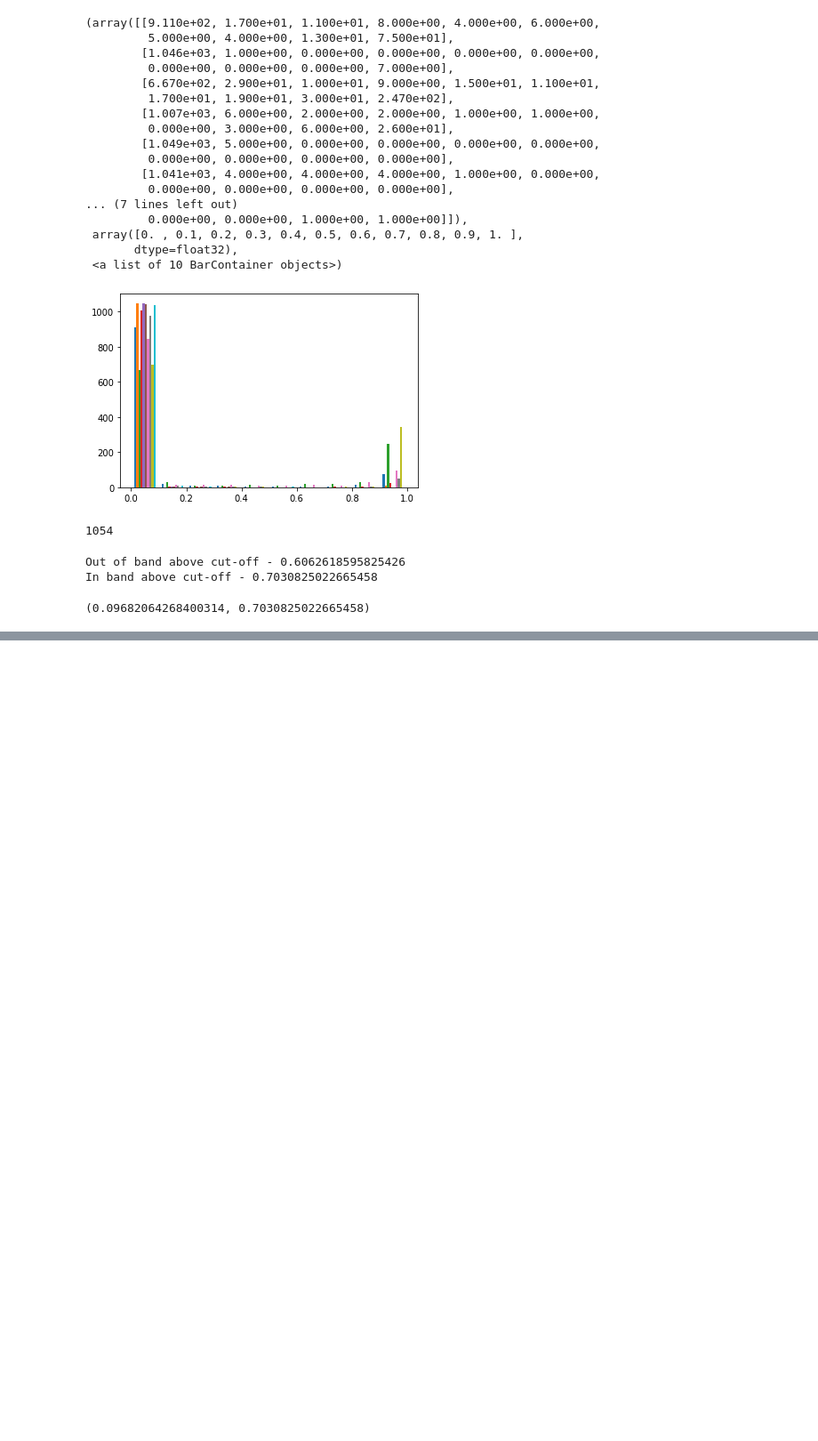
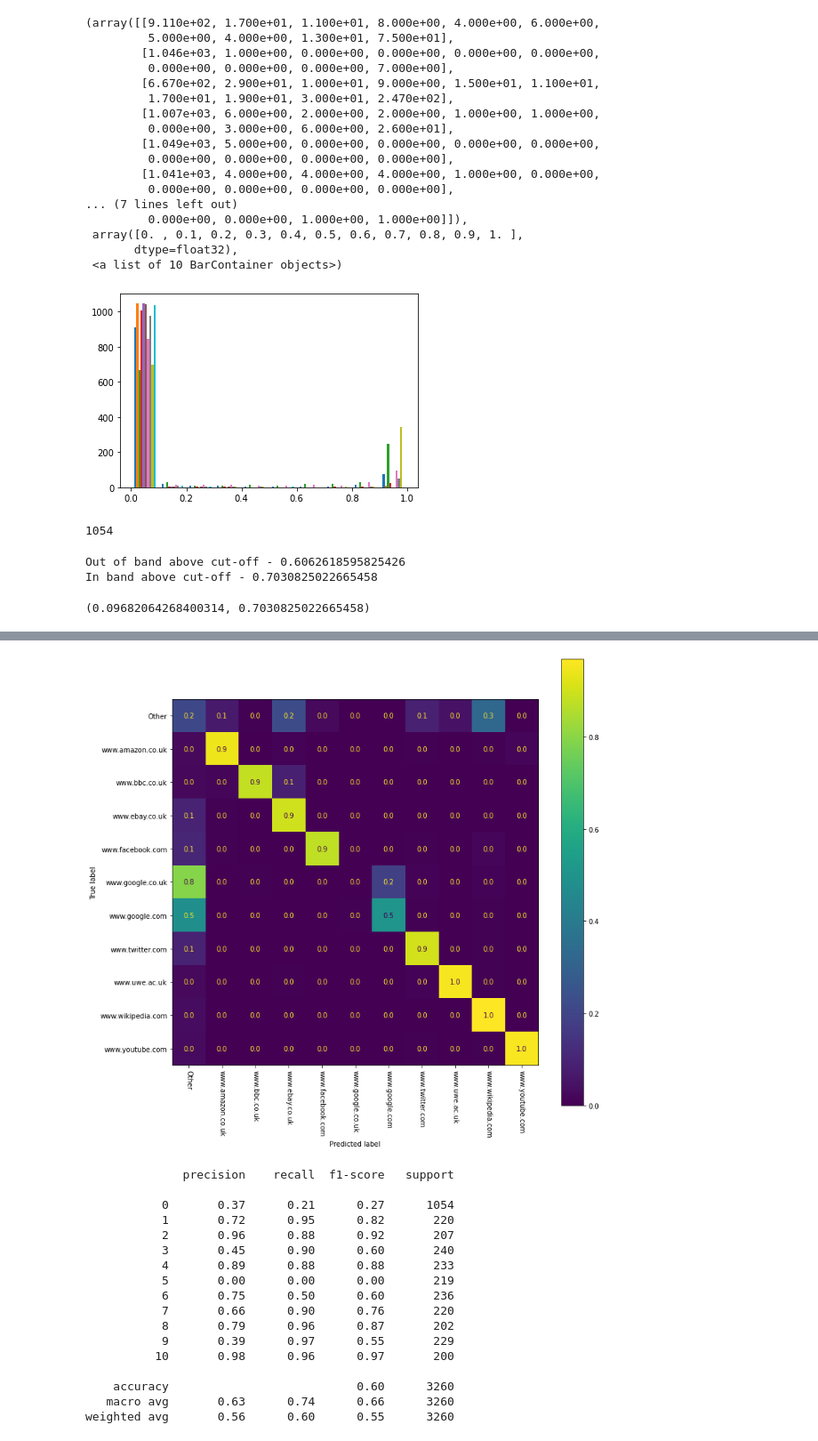
Before and after one commit to mikekuk/VPN_de-anonymiser, a Jupyter notebook: prediction_experiments_with_other_data.ipynb, the cells around one changed output, grey strips where cells are left out. Shown: that part at 89% size. Drawn from its saved outputs; the diff is of its cells as text; code cells hidden in the pictures; blank space fills up the shorter version.

```diff
--- a/prediction_experiments_with_other_data.ipynb
+++ b/prediction_experiments_with_other_data.ipynb
@@ -215,0 +212,16 @@ Text(0.5, 0.98, 'Model confidence against threshold')
+# %%
+new_labels = np.array([label if label in labels_order else "Other" for label in labels])
+new_features_scaled = features/SCALER_MAX
+new_labels_order = [
+    "www.amazon.co.uk",
+    "www.bbc.co.uk",
+    "www.ebay.co.uk",
+    "www.facebook.com",
+    "www.google.co.uk",
+    "www.google.com",
+    "www.twitter.com",
+    "www.uwe.ac.uk",
+    "www.wikipedia.com",
+    "www.youtube.com",
+    "Other"
+]
@@ -215,0 +241,36 @@ Text(0.5, 0.98, 'Model confidence against threshold')
+# %%
+THRESHOLD = 0.91
+
+fig, ax = plt.subplots(figsize=(12, 12))
+y_true = np.argmax(new_labels_encoded, axis=1)
+unique_y = np.unique(y_true)
+predictions_scores = model.predict(new_features_scaled)
+predictions = [np.argmax(score) +1 if score.max() > THRESHOLD else 0 for score in predictions_scores]
+# +1 needed as the new_label_biniriser puts 'other' as the first value. THis is needed to offset the results from the model trained on 10 classes.
+cm = confusion_matrix(y_true, predictions, normalize='true')
+disp = ConfusionMatrixDisplay(
+    confusion_matrix=cm,
+    display_labels=[new_label_binariser.classes_[x] for x in range(unique_y.min(), len(unique_y))]
+    )
+disp.plot(xticks_rotation=270, values_format=".1f", ax=ax)
+plt.show()
+print(classification_report(y_true, predictions))
+# %% [output]
+[figure, added]
+              precision    recall  f1-score   support
+
+           0       0.37      0.21      0.27      1054
+           1       0.72      0.95      0.82       220
+           2       0.96      0.88      0.92       207
+           3       0.45      0.90      0.60       240
+           4       0.89      0.88      0.88       233
+           5       0.00      0.00      0.00       219
+           6       0.75      0.50      0.60       236
+           7       0.66      0.90      0.76       220
+           8       0.79      0.96      0.87       202
+           9       0.39      0.97      0.55       229
+          10       0.98      0.96      0.97       200
+
+    accuracy                           0.60      3260
+   macro avg       0.63      0.74      0.66      3260
+weighted avg       0.56      0.60      0.55      3260
```
Also changed, not shown: parts of 6 cells of this notebook, 1 other file.
